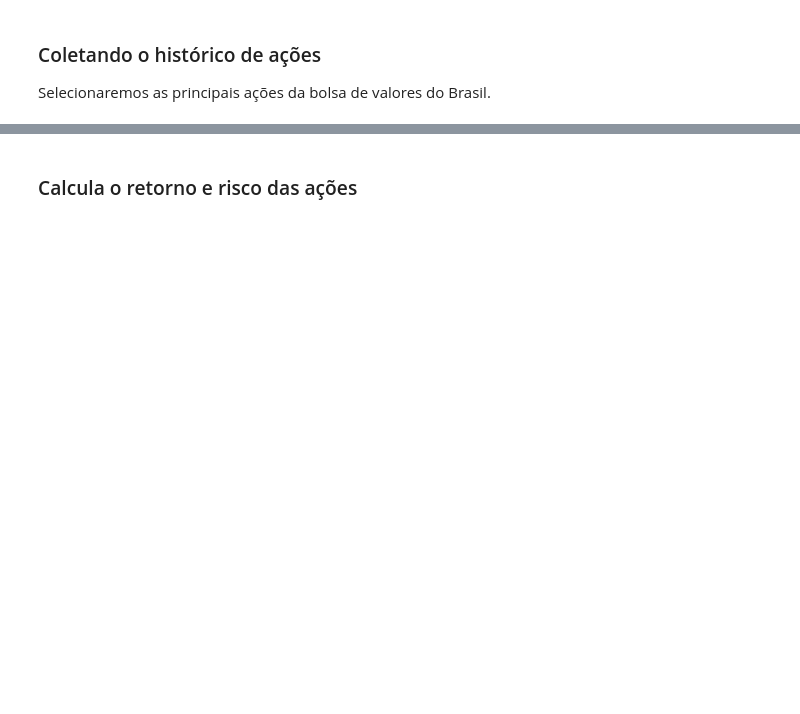
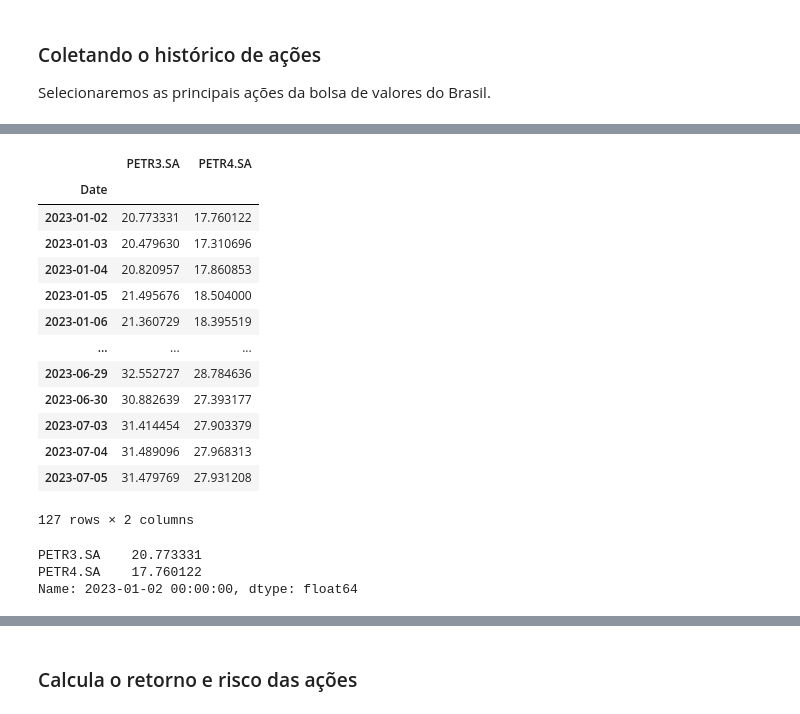
Before and after one commit to Brunoborges95/portfolio_eficiente, a Jupyter notebook: Portfólio Eficiente.ipynb, the cells around one changed output, grey strips where cells are left out. Drawn from its saved outputs; the diff is of its cells as text; code cells hidden in the pictures; blank space fills up the shorter version.

```diff
--- a/Portfólio Eficiente.ipynb
+++ b/Portfólio Eficiente.ipynb
@@ -213,0 +117,23 @@ utils.collect_historico_stocks(stocks_codes, start, end)
+# %%
+historico_stocksbb[:datetime(2023, 9, 3)-timedelta(days=60)]
+# %% [output]
+|  | PETR3.SA | PETR4.SA |
+| Date |  |  |
+| 2023-01-02 | 20.773331 | 17.760122 |
+| 2023-01-03 | 20.479630 | 17.310696 |
+| 2023-01-04 | 20.820957 | 17.860853 |
+| 2023-01-05 | 21.495676 | 18.504000 |
+| 2023-01-06 | 21.360729 | 18.395519 |
+| ... | ... | ... |
+| 2023-06-29 | 32.552727 | 28.784636 |
+| 2023-06-30 | 30.882639 | 27.393177 |
+| 2023-07-03 | 31.414454 | 27.903379 |
+| 2023-07-04 | 31.489096 | 27.968313 |
+| 2023-07-05 | 31.479769 | 27.931208 |
+127 rows × 2 columns
+# %%
+historico_stocks.iloc[0]
+# %% [output]
+PETR3.SA    20.773331
+PETR4.SA    17.760122
+Name: 2023-01-02 00:00:00, dtype: float64
```
Also changed, not shown: parts of 37 cells of this notebook, 5 other files.
